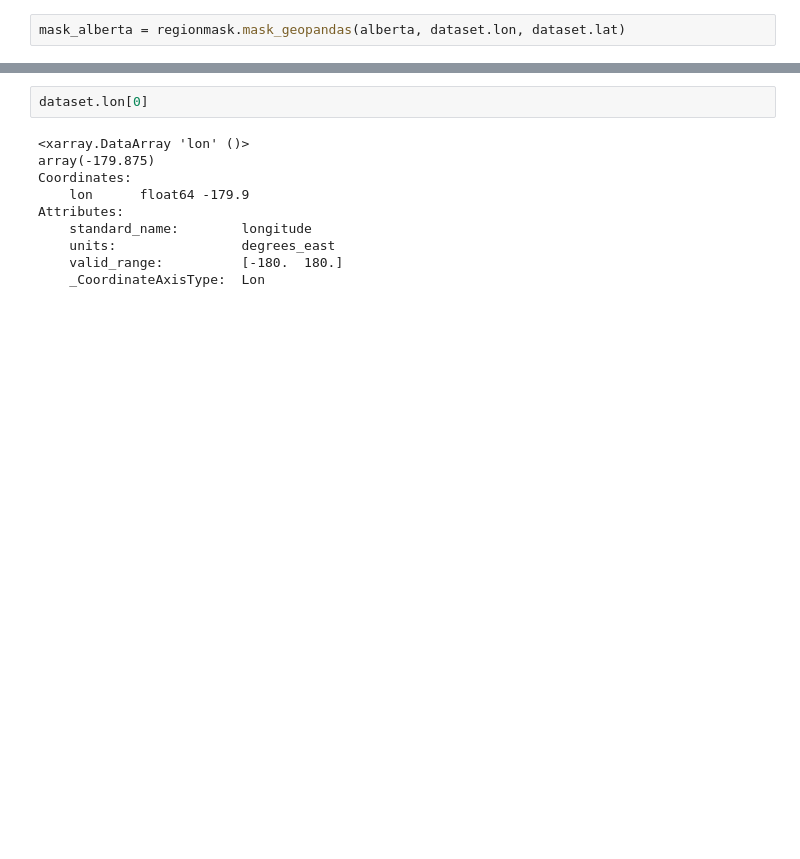
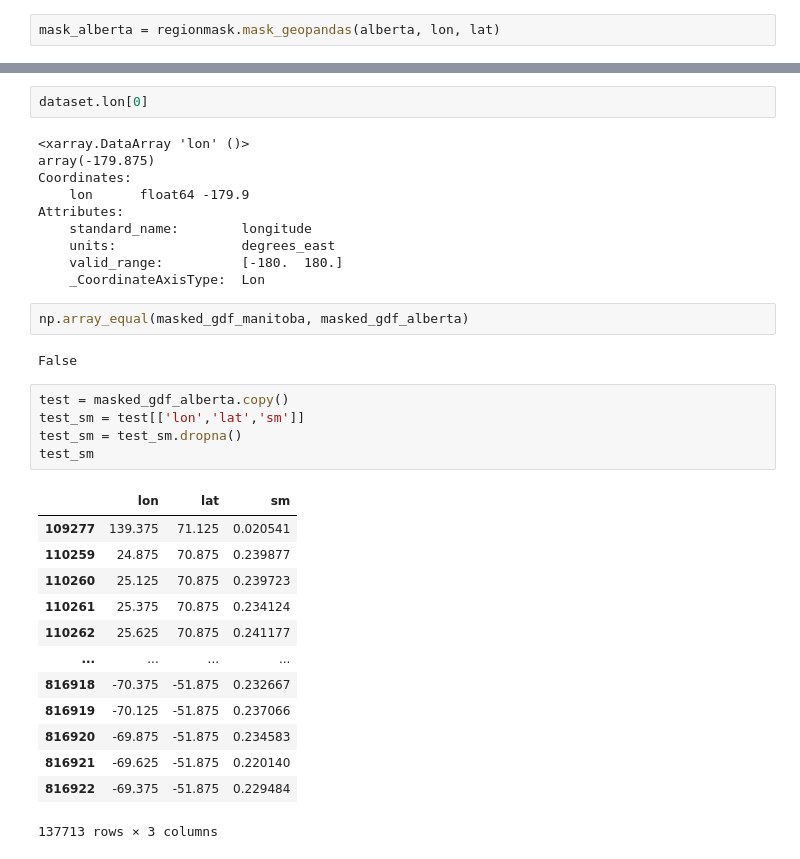
Before and after one commit to ChromaticPanic/CGC_Grain_Outcome_Predictions, a Jupyter notebook: src/MoistureSatelliteTest/testMasking2.ipynb, the cells around one changed output, grey strips where cells are left out. Cells and saved outputs as stored; diff of their text form; blank space fills up the shorter version.

```diff
--- a/src/MoistureSatelliteTest/testMasking2.ipynb
+++ b/src/MoistureSatelliteTest/testMasking2.ipynb
@@ -116,4 +157,4 @@ alberta
 |  | PRUID | PRNAME | PRENAME | PRFNAME | PREABBR | PRFABBR | geometry |
 | 8 | 48 | Alberta | Alberta | Alberta | Alta. | Alb. | POLYGON ((-110.00000 59.95257, -1... |
 # %%
-mask_alberta = regionmask.mask_geopandas(alberta, dataset.lon, dataset.lat)
+mask_alberta = regionmask.mask_geopandas(alberta, lon, lat)
@@ -137,3 +194,26 @@ Attributes:
     units:                degrees_east
     valid_range:          [-180.  180.]
     _CoordinateAxisType:  Lon
+# %%
+np.array_equal(masked_gdf_manitoba, masked_gdf_alberta)
+# %% [output]
+False
+# %%
+test = masked_gdf_alberta.copy()
+test_sm = test[['lon','lat','sm']]
+test_sm = test_sm.dropna()
+test_sm
+# %% [output]
+|  | lon | lat | sm |
+| 109277 | 139.375 | 71.125 | 0.020541 |
+| 110259 | 24.875 | 70.875 | 0.239877 |
+| 110260 | 25.125 | 70.875 | 0.239723 |
+| 110261 | 25.375 | 70.875 | 0.234124 |
+| 110262 | 25.625 | 70.875 | 0.241177 |
+| ... | ... | ... | ... |
+| 816918 | -70.375 | -51.875 | 0.232667 |
+| 816919 | -70.125 | -51.875 | 0.237066 |
+| 816920 | -69.875 | -51.875 | 0.234583 |
+| 816921 | -69.625 | -51.875 | 0.220140 |
+| 816922 | -69.375 | -51.875 | 0.229484 |
+137713 rows × 3 columns
```
Also changed, not shown: parts of 7 cells of this notebook, 1 other file.
